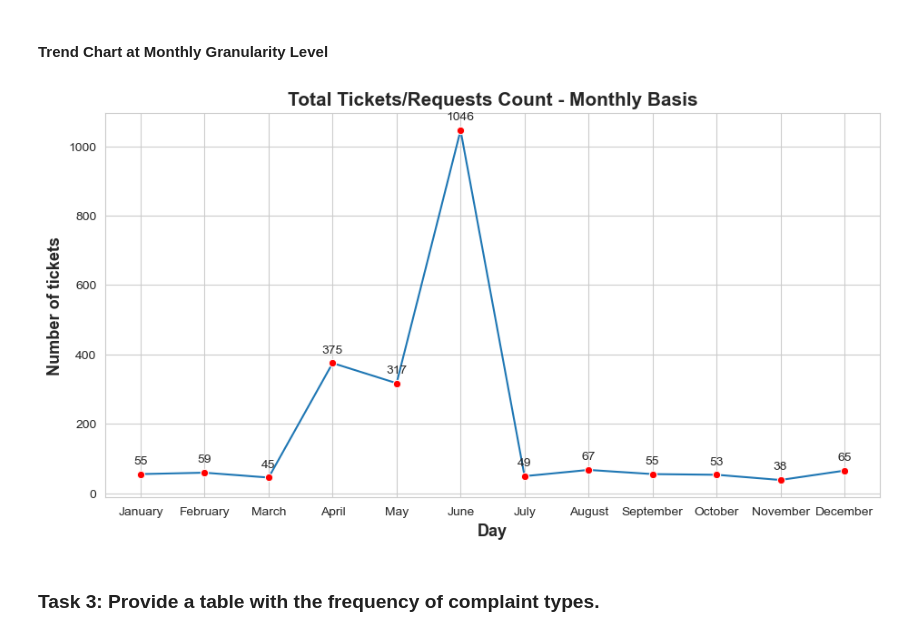
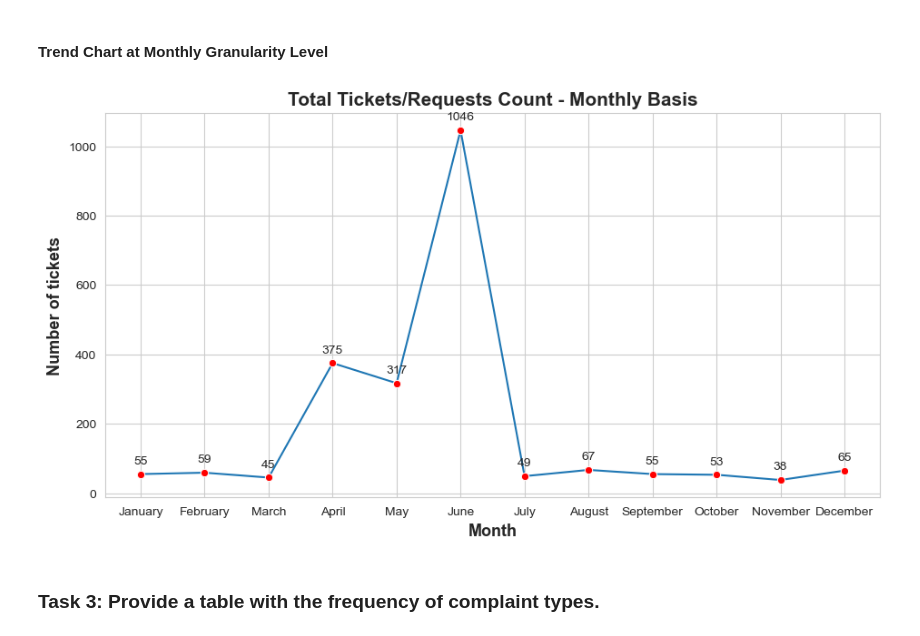
Before and after one commit to lavkushsingh31/Data_Science_Machine_Learning_Projects, a Jupyter notebook: Course Project - Comcast Telecom Consumer Complaints/Comcast Telecom Consumer Complaints.ipynb, the cells around one changed output. Drawn from its saved outputs; the diff is of its cells as text; code cells hidden in the pictures.

```diff
--- a/Course Project - Comcast Telecom Consumer Complaints/Comcast Telecom Consumer Complaints.ipynb
+++ b/Course Project - Comcast Telecom Consumer Complaints/Comcast Telecom Consumer Complaints.ipynb
@@ -240,21 +240,21 @@ Name: Customer Complaint, dtype: int64
 # %%
 plt.figure(figsize=(11,5.5))
 sns.set_style("whitegrid")
 
 ax = sns.lineplot(x = month_wise_tickets_count.index, y = month_wise_tickets_count.values, marker='o', mfc = 'red')
 
 for xval,yval in zip(month_wise_tickets_count.index, month_wise_tickets_count.values):
     ax.annotate(f'{yval}',
                 xy=(xval,yval),
                 xytext=(0, 6),
                 textcoords='offset points',
                ha='center', va='bottom')
 
 plt.title('Total Tickets/Requests Count - Monthly Basis', fontsize=15, fontweight="bold")
 plt.ylabel('Number of tickets', fontsize=13, fontweight="bold")
-plt.xlabel('Day', fontsize=13, fontweight="bold");
+plt.xlabel('Month', fontsize=13, fontweight="bold");
 # %% [output]
-[figure, old version]
+[figure, new version]
 # %% [markdown]
 ### Task 3: Provide a table with the frequency of complaint types.
 # %%
```
Also changed, not shown: parts of 52 cells of this notebook.
